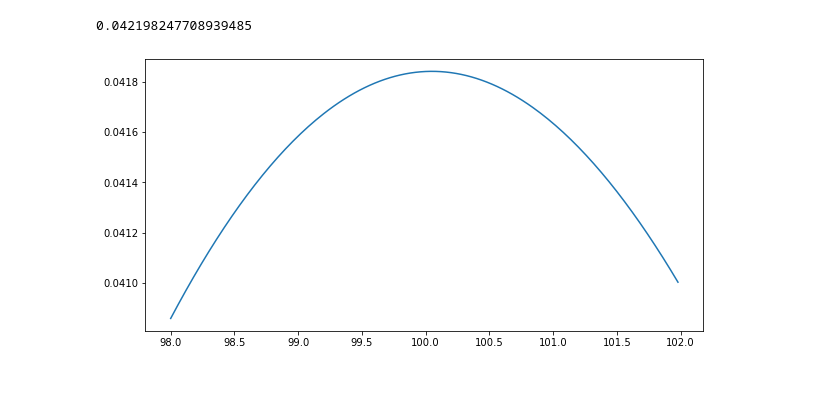
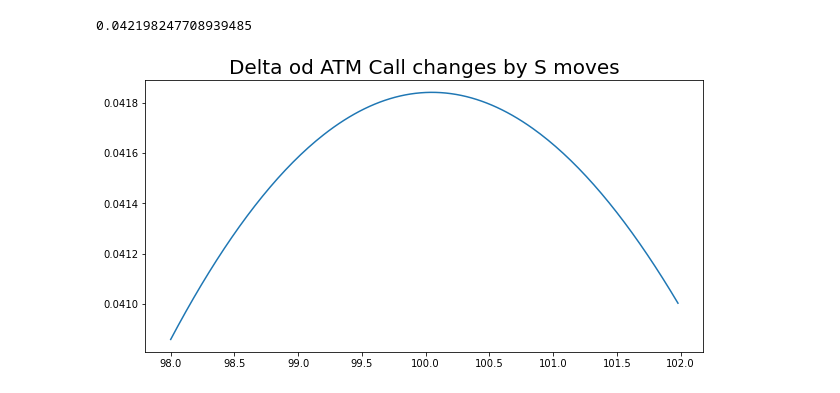
Before and after one commit to Timo978/Option-Pricing, a Jupyter notebook: binary_option/binary_pricing.ipynb, the cells around one changed output. Cells and saved outputs as stored; diff of their text form; code cells hidden in the pictures.

```diff
--- a/binary_option/binary_pricing.ipynb
+++ b/binary_option/binary_pricing.ipynb
@@ -61,10 +63,11 @@ delta_c_calc(100, 100, 0.15, 0.38,0.04)
 # %%
 dt = []
 for i in np.arange(98,102,0.02):
     dt.append(delta_c_calc(100, i, 0.3, 0.1, 0.05))
 
 plt.figure(figsize=(10,5))
 plt.plot(np.arange(98,102,0.02),dt)
+plt.title('Delta of ATM Call changes by S moves',size = 20)
 plt.show()
 # %% [output]
-[figure, old version]
+[figure, new version]
```
Also changed, not shown: parts of 2 cells of this notebook, 2 other files.
